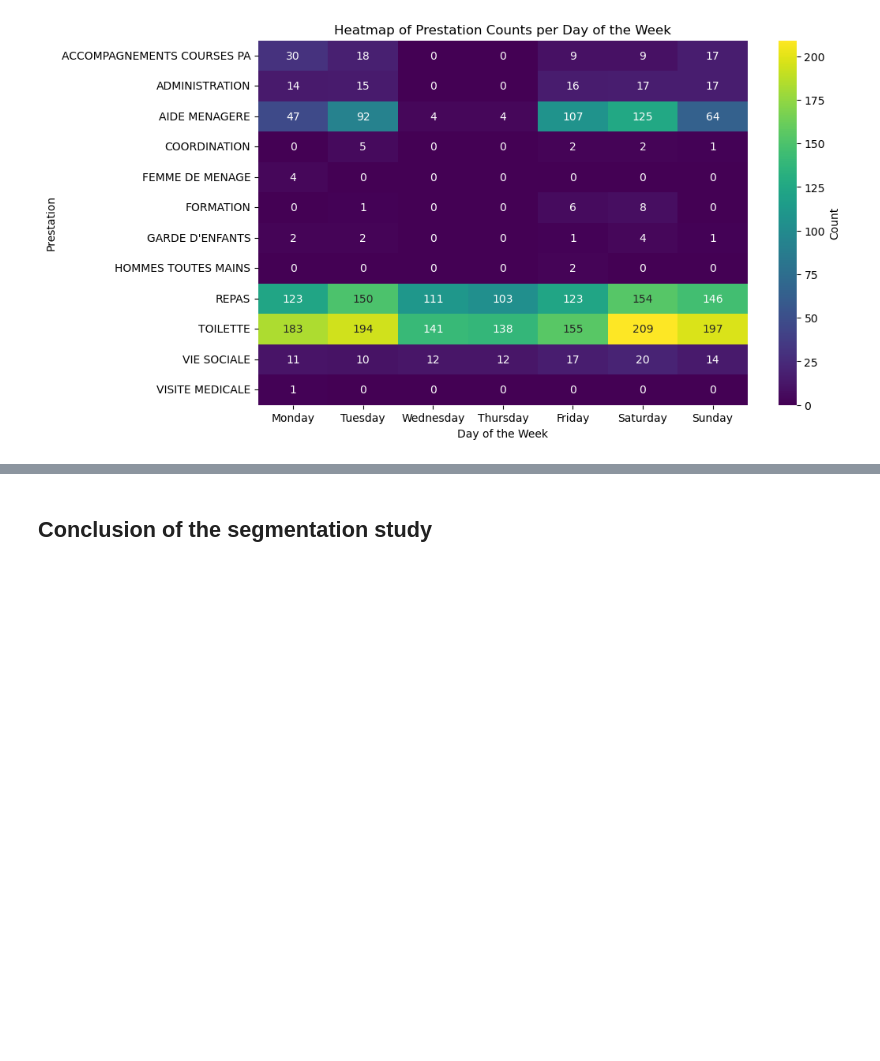
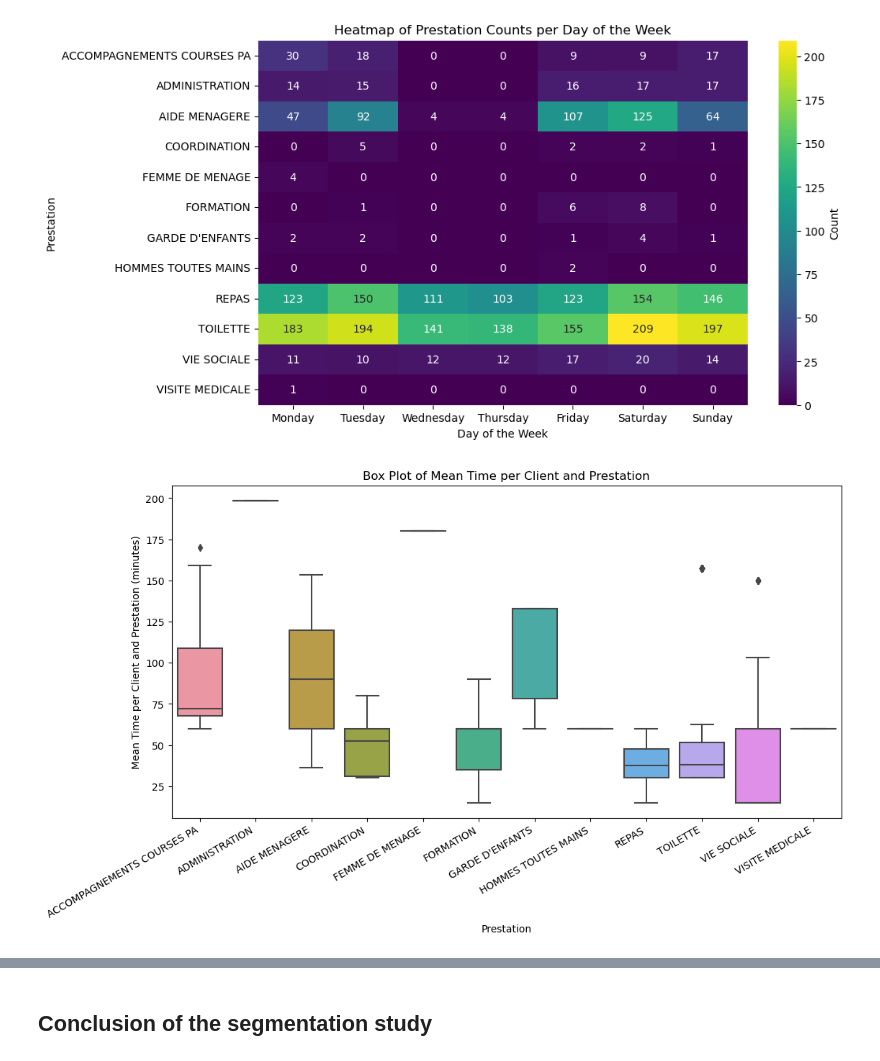
Before and after one commit to gplassais/data_4_health, a Jupyter notebook: notebooks/prerequisites.ipynb, the cells around one changed output, grey strips where cells are left out. Drawn from its saved outputs; the diff is of its cells as text; code cells hidden in the pictures; blank space fills up the shorter version.

Commit message:
minor updates and visuals

```diff
--- a/notebooks/prerequisites.ipynb
+++ b/notebooks/prerequisites.ipynb
@@ -28,6 +28,8 @@ df = data['JAN24']
 ## Merge data
 # %%
 df_merge = merge_data(data)
+# %%
+df_merge = get_mean_time_presta_client(df_merge)
 # %%
 df_merge.head()
 # %% [output]
@@ -249,3 +251,22 @@ plt.ylabel('Prestation')
 plt.show()
 # %% [output]
 [figure]
+# %%
+# Set up the DataFrame for plotting
+df_ = df_merge[['Prestation', 'mean_time_per_client_prestation']]
+
+# Plot horizontal box plot
+plt.figure(figsize=(12, 6))
+sns.boxplot(data=df_, x='Prestation', y='mean_time_per_client_prestation', orient='vertical')
+
+# Set labels and title
+plt.title('Box Plot of Mean Time per Client and Prestation')
+plt.xlabel('Prestation')
+plt.ylabel('Mean Time per Client and Prestation (minutes)')
+
+# Rotate x-axis labels if needed
+plt.xticks(rotation=30, ha='right')
+
+plt.show()
+# %% [output]
+[figure, added]
```
Also changed, not shown: parts of 4 cells of this notebook.
